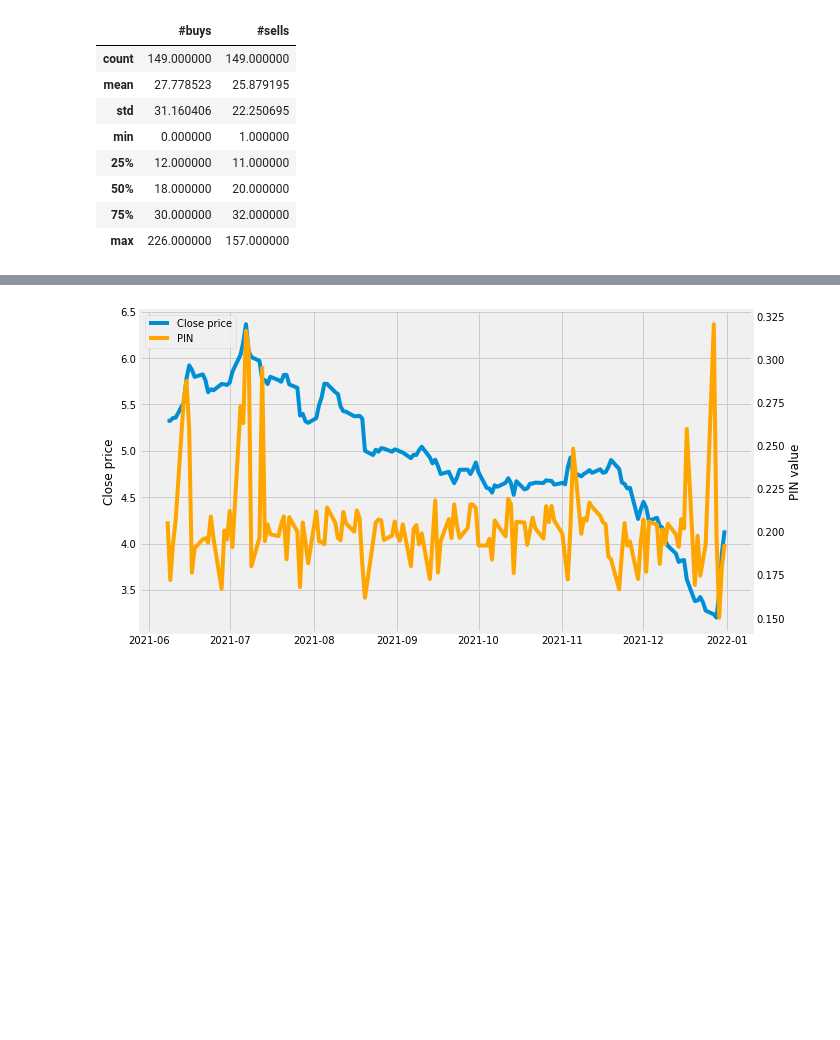
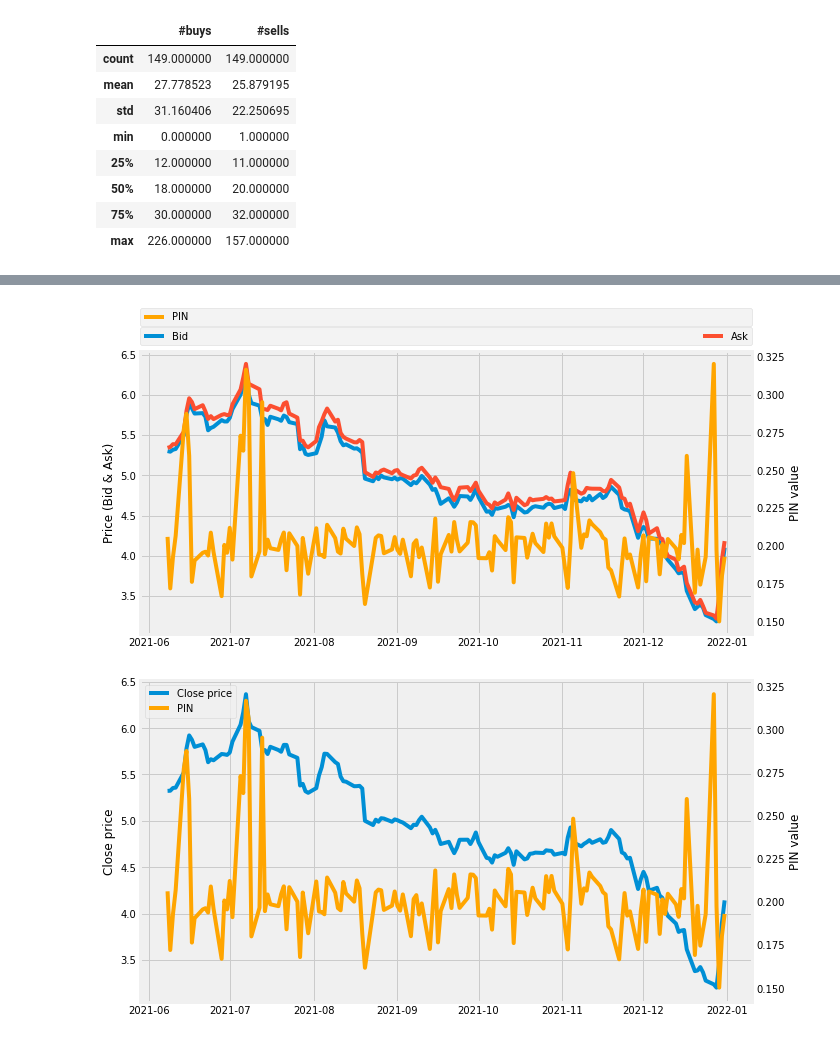
Before and after one commit to GuillaumePv/pin_surrogate_model, a Jupyter notebook: demo.ipynb, the cells around one changed output, grey strips where cells are left out. Drawn from its saved outputs; the diff is of its cells as text; code cells hidden in the pictures; blank space fills up the shorter version.

Commit message:
update demo.py + graphs for companies

```diff
--- a/demo.ipynb
+++ b/demo.ipynb
@@ -236,13 +235,32 @@ Guillaume's computer
 <AxesSubplot:xlabel='Timestamp'>
 [figure]
 # %%
-close_price = final_merged[['Timestamp','midpoint','bid-ask spread']]
+close_price = final_merged[['Timestamp','midpoint','bid-ask spread','Bid Close','Ask Close']]
 close_price.index = close_price['Timestamp']
 close_price = close_price.iloc[:,1:]
 close_price = close_price.resample('D').mean()
 close_price = close_price.dropna()
 graph_merge = pd.merge(close_price,buy_and_sell,left_index=True,right_index=True)
 graph_merge["buy-sell difference"] = np.abs(graph_merge['buy'] - graph_merge["sell"])
+# %%
+fig,ax = plt.subplots(figsize=(10,5))
+l1, = ax.plot(graph_merge.index,graph_merge["Bid Close"],label="Bid")
+ax.set_ylabel(r"Price (Bid & Ask)")
+l2 = ax.plot(graph_merge.index,graph_merge["Ask Close"],label="Ask")
+ax2 = ax.twinx()
+l3, = ax2.plot(graph_merge.index, graph_merge.PIN,color="orange",label="PIN")
+ax2.set_ylabel(r"PIN value")
+ax.legend(bbox_to_anchor=(0,1.02,1,0.2), loc="lower left",
+                mode="expand", borderaxespad=0, ncol=2)
+ax2.legend(bbox_to_anchor=(0,1.02,1,0.2), loc="center",
+                mode="expand", borderaxespad=0, ncol=1)
+plt.xlabel(r"Date")
+plt.tight_layout()
+
+plt.grid(False)
+plt.savefig(folder_results+"/bid_ask_pin_evo.png")
+# %% [output]
+[figure, added]
 # %%
 fig,ax = plt.subplots(figsize=(10,5))
 l1, = ax.plot(graph_merge.index,graph_merge.midpoint)
```
Also changed, not shown: parts of 2 cells of this notebook, 26 other files.
